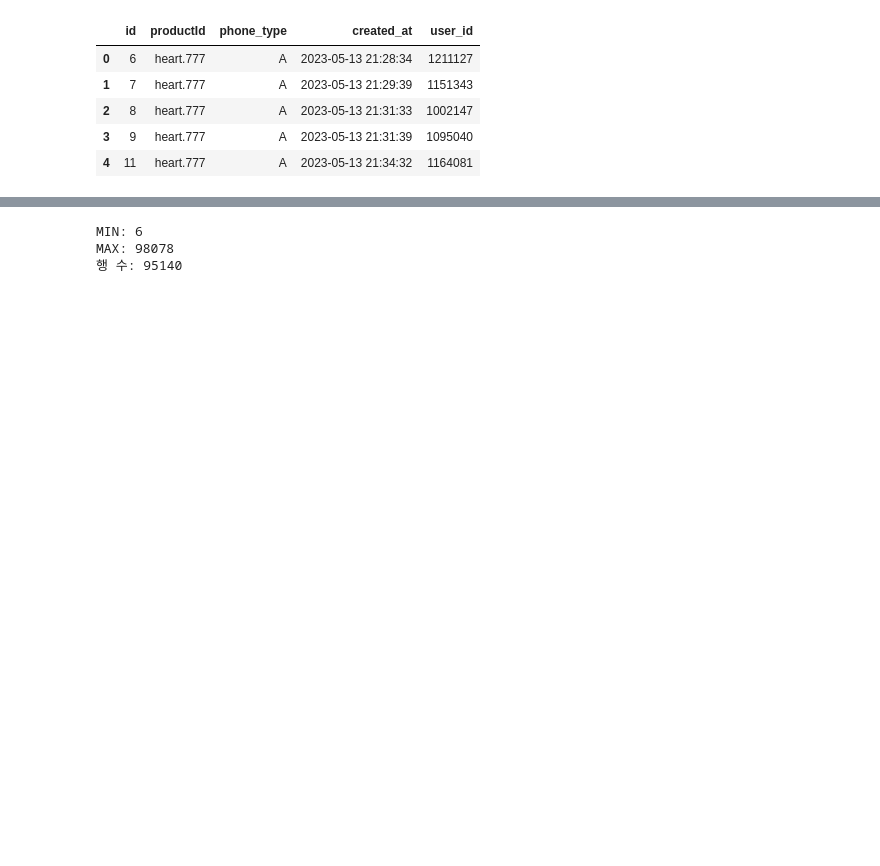
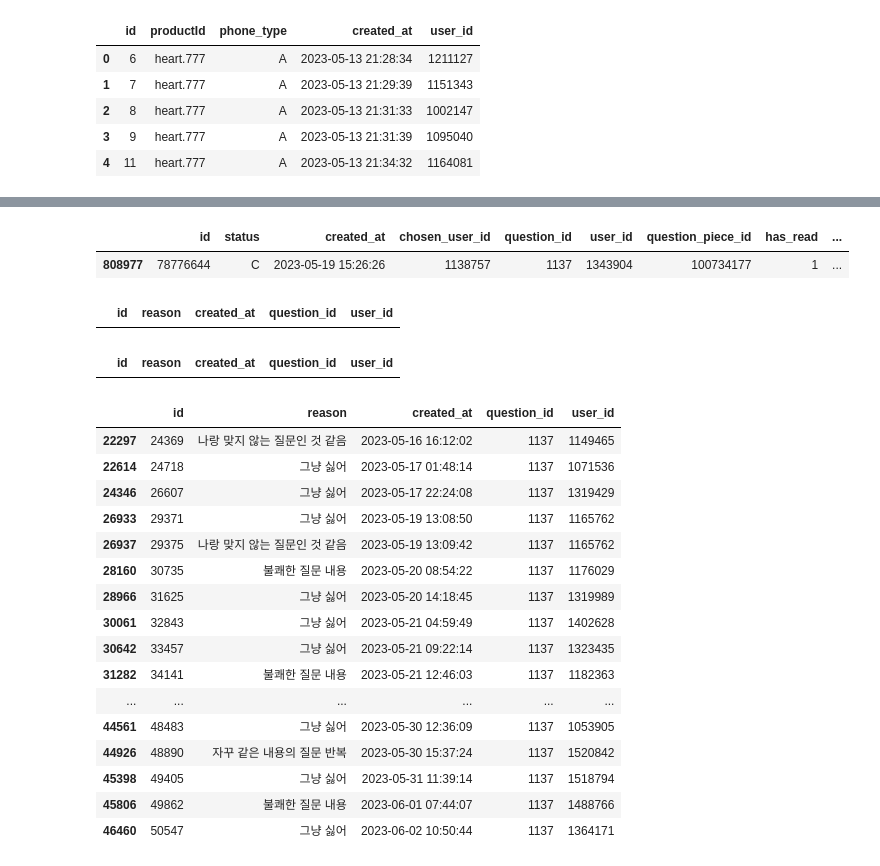
Before and after one commit to DA15-Lab/team3-ping-analytics, a Jupyter notebook: notebooks/Daun_analysis.ipynb, the cells around one changed output, grey strips where cells are left out. Drawn from its saved outputs; the diff is of its cells as text; code cells hidden in the pictures; blank space fills up the shorter version.

```diff
--- a/notebooks/Daun_analysis.ipynb
+++ b/notebooks/Daun_analysis.ipynb
@@ -99,15 +518,37 @@ df.isna().sum()
 dtype: int64
-# %%
-# 이상값 확인
-
-def check(df, col):
-  print(f'')
-  print(f'MIN: {df[col].min()}')
-  print(f'MAX: {df[col].max()}')
-  print(f'행 수: {len(df)}')
-
-check(df, 'id')
-# %% [output]
-MIN: 6
-MAX: 98078
-행 수: 95140
+# %%
+# 신고를 14번 받은 투표 기록 확인
+
+df[df['report_count'] == 14]
+# %% [output]
+|  | id | status | created_at | chosen_user_id | question_id | user_id | question_piece_id | has_read | ... |
+| 808977 | 78776644 | C | 2023-05-19 15:26:26 | 1138757 | 1137 | 1343904 | 100734177 | 1 | ... |
+# %%
+reported_14_times_user_id = df[df['report_count'] == 14]['user_id'].iloc[0]
+reported_14_times_chosen_user_id = df[df['report_count'] == 14]['chosen_user_id'].iloc[0]
+reported_14_times_question_id = df[df['report_count'] == 14]['question_id'].iloc[0]
+
+polls_questionreport = open_csv('polls_questionreport')
+display(polls_questionreport[polls_questionreport['user_id'] == reported_14_times_user_id])
+display(polls_questionreport[polls_questionreport['user_id'] == reported_14_times_chosen_user_id])
+display(polls_questionreport[polls_questionreport['question_id'] == reported_14_times_question_id])
+# %% [output]
+|  | id | reason | created_at | question_id | user_id |
+|  | id | reason | created_at | question_id | user_id |
+|  | id | reason | created_at | question_id | user_id |
+| 22297 | 24369 | 나랑 맞지 않는 질문인 것 같음 | 2023-05-16 16:12:02 | 1137 | 1149465 |
+| 22614 | 24718 | 그냥 싫어 | 2023-05-17 01:48:14 | 1137 | 1071536 |
+| 24346 | 26607 | 그냥 싫어 | 2023-05-17 22:24:08 | 1137 | 1319429 |
+| 26933 | 29371 | 그냥 싫어 | 2023-05-19 13:08:50 | 1137 | 1165762 |
+| 26937 | 29375 | 나랑 맞지 않는 질문인 것 같음 | 2023-05-19 13:09:42 | 1137 | 1165762 |
+| 28160 | 30735 | 불쾌한 질문 내용 | 2023-05-20 08:54:22 | 1137 | 1176029 |
+| 28966 | 31625 | 그냥 싫어 | 2023-05-20 14:18:45 | 1137 | 1319989 |
+| 30061 | 32843 | 그냥 싫어 | 2023-05-21 04:59:49 | 1137 | 1402628 |
+| 30642 | 33457 | 그냥 싫어 | 2023-05-21 09:22:14 | 1137 | 1323435 |
+| 31282 | 34141 | 불쾌한 질문 내용 | 2023-05-21 12:46:03 | 1137 | 1182363 |
+| ... | ... | ... | ... | ... | ... |
+| 44561 | 48483 | 그냥 싫어 | 2023-05-30 12:36:09 | 1137 | 1053905 |
+| 44926 | 48890 | 자꾸 같은 내용의 질문 반복 | 2023-05-30 15:37:24 | 1137 | 1520842 |
+| 45398 | 49405 | 그냥 싫어 | 2023-05-31 11:39:14 | 1137 | 1518794 |
+| 45806 | 49862 | 불쾌한 질문 내용 | 2023-06-01 07:44:07 | 1137 | 1488766 |
+| 46460 | 50547 | 그냥 싫어 | 2023-06-02 10:50:44 | 1137 | 1364171 |
```
Also changed, not shown: parts of 57 cells of this notebook.
